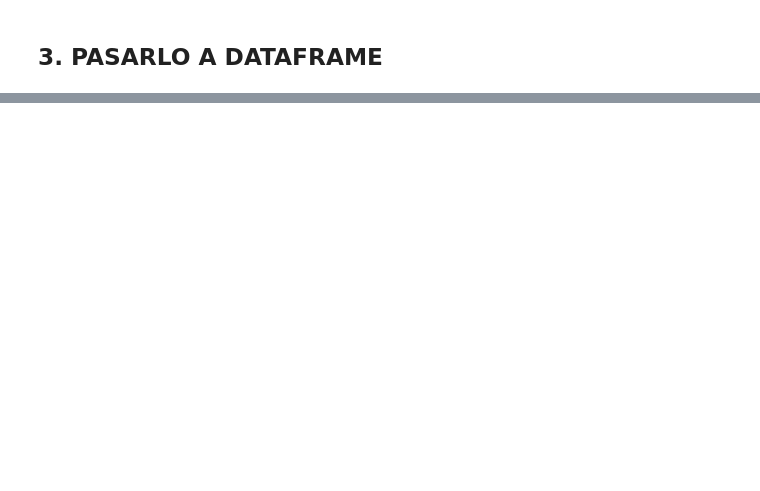
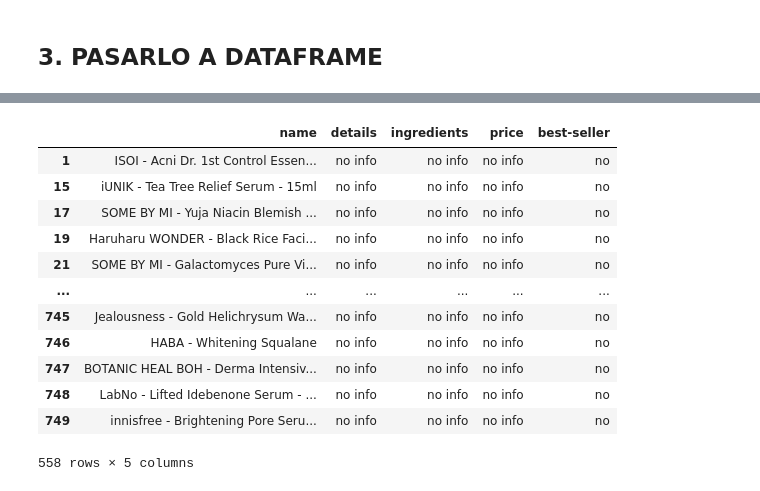
Before and after one commit to JieDh/ih_final_project, a Jupyter notebook: webscrapping/essence.ipynb, the cells around one changed output, grey strips where cells are left out. Drawn from its saved outputs; the diff is of its cells as text; code cells hidden in the pictures; blank space fills up the shorter version.

```diff
--- a/webscrapping/essence.ipynb
+++ b/webscrapping/essence.ipynb
@@ -99 +377,17 @@ essence_df
+# %%
+essence_df[essence_df['price'] == 'no info']
+# %% [output]
+|  | name | details | ingredients | price | best-seller |
+| 1 | ISOI - Acni Dr. 1st Control Essen... | no info | no info | no info | no |
+| 15 | iUNIK - Tea Tree Relief Serum - 15ml | no info | no info | no info | no |
+| 17 | SOME BY MI - Yuja Niacin Blemish ... | no info | no info | no info | no |
+| 19 | Haruharu WONDER - Black Rice Faci... | no info | no info | no info | no |
+| 21 | SOME BY MI - Galactomyces Pure Vi... | no info | no info | no info | no |
+| ... | ... | ... | ... | ... | ... |
+| 745 | Jealousness - Gold Helichrysum Wa... | no info | no info | no info | no |
+| 746 | HABA - Whitening Squalane | no info | no info | no info | no |
+| 747 | BOTANIC HEAL BOH - Derma Intensiv... | no info | no info | no info | no |
+| 748 | LabNo - Lifted Idebenone Serum - ... | no info | no info | no info | no |
+| 749 | innisfree - Brightening Pore Seru... | no info | no info | no info | no |
+558 rows × 5 columns
 # %%
```
Also changed, not shown: parts of 31 cells of this notebook, 40 other files.
